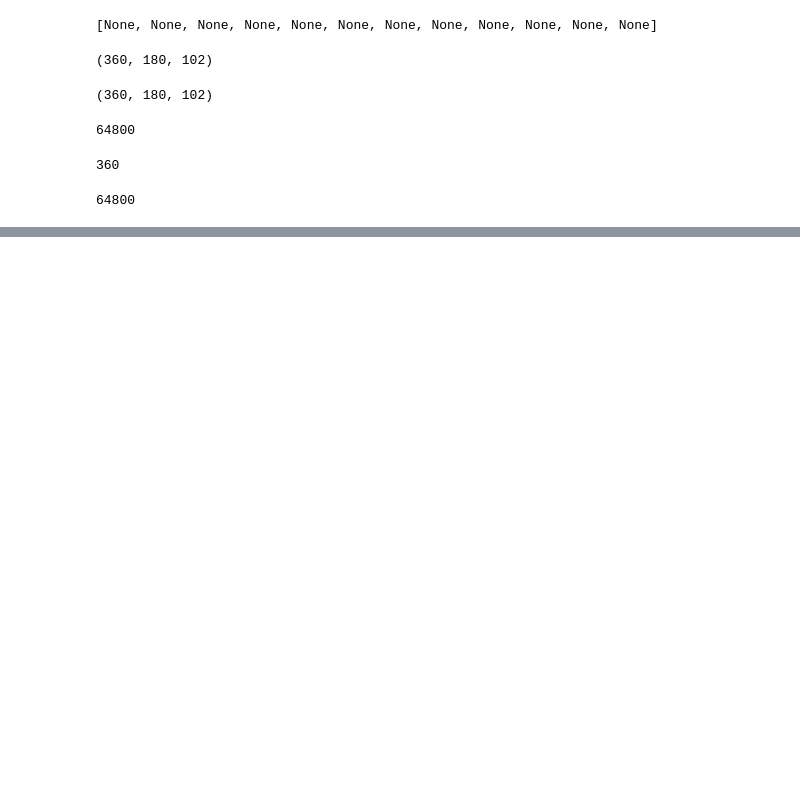
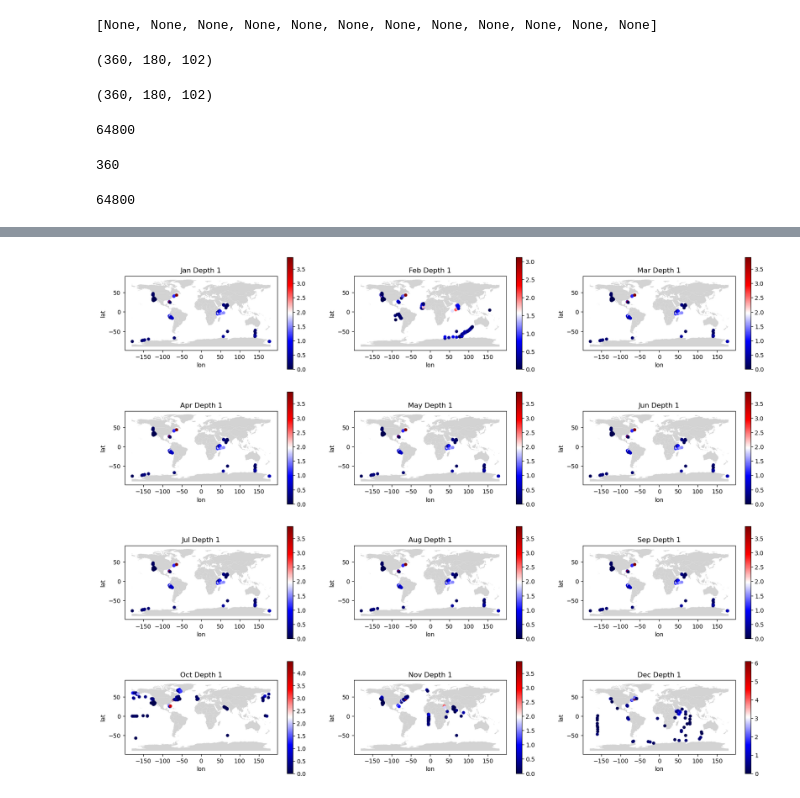
Before and after one commit to varunpatro1/ammonia_OBEG, a Jupyter notebook: grid_processing.ipynb, the cells around one changed output, grey strips where cells are left out. Saved outputs shown, nothing was run; the diff lists cells and outputs as text; code cells hidden in the pictures; blank space fills up the shorter version.

```diff
--- a/grid_processing.ipynb
+++ b/grid_processing.ipynb
@@ -96,0 +104,2 @@ months[0].shape
+# %%
+jan_depth_1 = months[0,:,:,0]
@@ -99,0 +184,14 @@ months[0].shape
+# %%
+df['jan_depth_1'] = jan_depth_1_flat.tolist()
+# %%
+df['feb_depth_1'] = feb_depth_1_flat.tolist()
+df['mar_depth_1'] = mar_depth_1_flat.tolist()
+df['apr_depth_1'] = apr_depth_1_flat.tolist()
+df['may_depth_1'] = may_depth_1_flat.tolist()
+df['jun_depth_1'] = jun_depth_1_flat.tolist()
+df['jul_depth_1'] = jul_depth_1_flat.tolist()
+df['aug_depth_1'] = aug_depth_1_flat.tolist()
+df['sep_depth_1'] = sep_depth_1_flat.tolist()
+df['octo_depth_1'] = octo_depth_1_flat.tolist()
+df['nov_depth_1'] = nov_depth_1_flat.tolist()
+df['dec_depth_1'] = dec_depth_1_flat.tolist()
@@ -99,0 +214,27 @@ months[0].shape
+# %%
+titles = ['Jan Depth 1', 'Feb Depth 1', 'Mar Depth 1', \
+         'Apr Depth 1', 'May Depth 1', 'Jun Depth 1', \
+         'Jul Depth 1', 'Aug Depth 1', 'Sep Depth 1', \
+         'Oct Depth 1', 'Nov Depth 1', 'Dec Depth 1']
+# %%
+fig, ax = plt.subplots(figsize=(20,16), ncols = 3, nrows = 4, gridspec_kw = None)
+countries = gpd.read_file(
+     gpd.datasets.get_path("naturalearth_lowres"))
+
+for i in range(4):
+    for j in range(3):
+        countries.plot(color="lightgrey", ax = ax[i][j])
+
+indices = [ax[0,0], ax[0,1], ax[0,2], ax[1,0], ax[1,1], ax[1,2], \
+           ax[2,0], ax[2,1], ax[2,2], ax[3,0], ax[3,1], ax[3,2]]
+
+# plot points
+
+for i in range(12):
+    df.plot(x="lon", y="lat", kind="scatter",
+        c=df.iloc[:,i+3], colormap="seismic",
+        title= titles[i] ,
+        ax=indices[i])
+plt.show()
+# %% [output]
+[figure, added]
```
Also changed, not shown: parts of 18 cells of this notebook.
